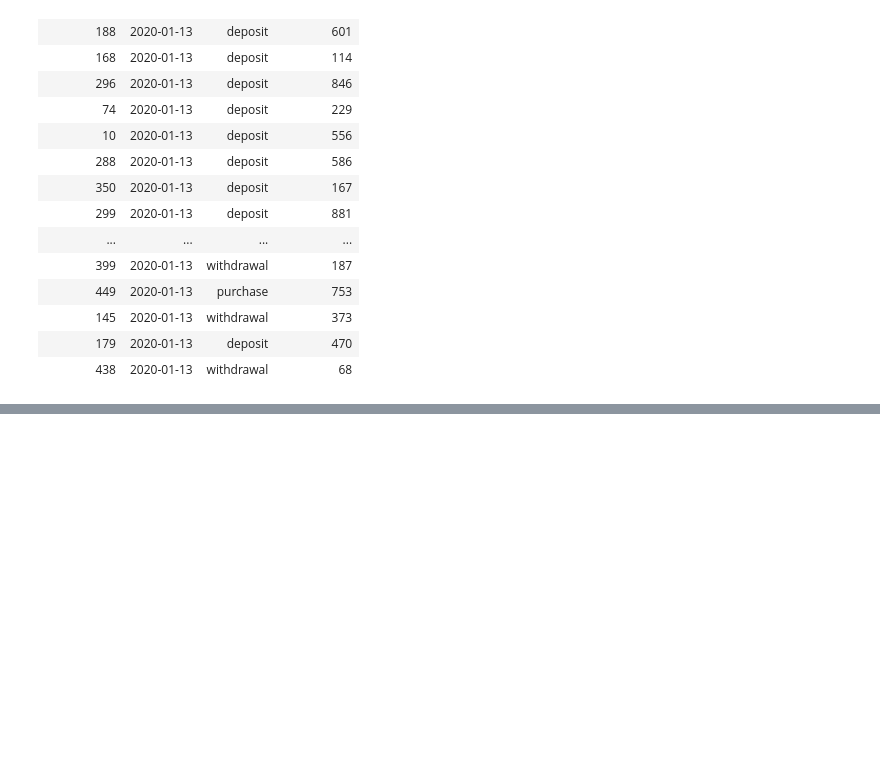
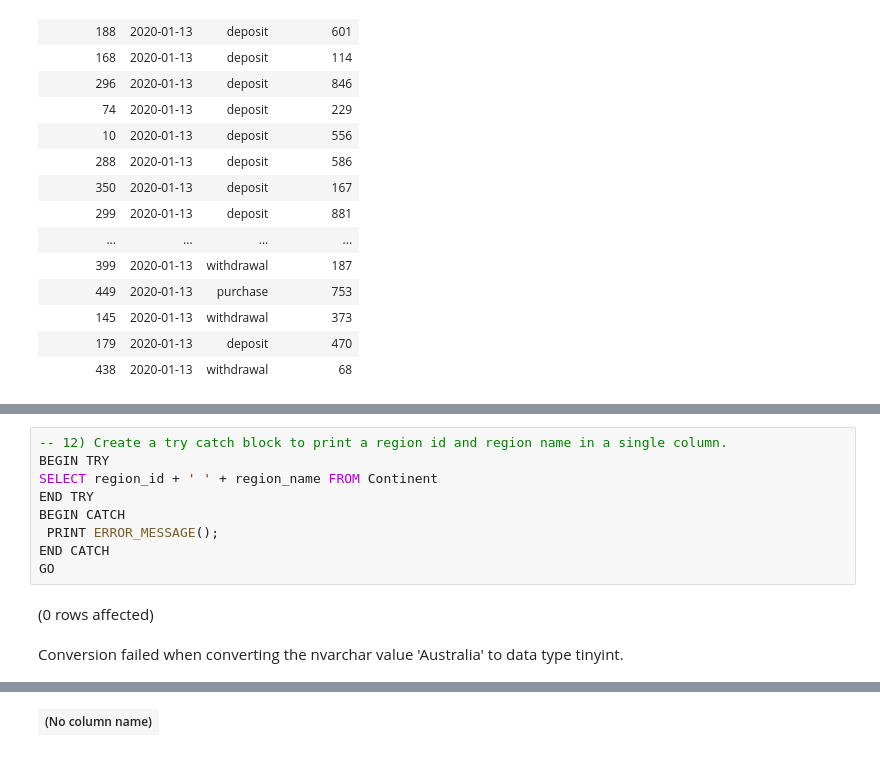
Before and after one commit to nirajgole/ipaat, a Jupyter notebook: SQL/study_materials/case_studies/SQL_case_study_3/sm_case_study_3.ipynb, the cells around one changed output, grey strips where cells are left out. Saved outputs shown, nothing was run; the diff lists cells and outputs as text; blank space fills up the shorter version.

```diff
--- a/SQL/study_materials/case_studies/SQL_case_study_3/sm_case_study_3.ipynb
+++ b/SQL/study_materials/case_studies/SQL_case_study_3/sm_case_study_3.ipynb
@@ -162,0 +238,12 @@ Total execution time: 00:00:00.007
+# %%
+-- 12) Create a try catch block to print a region id and region name in a single column.
+BEGIN TRY
+SELECT region_id + ' ' + region_name FROM Continent
+END TRY
+BEGIN CATCH
+ PRINT ERROR_MESSAGE();
+END CATCH
+GO
+# %% [output]
+(0 rows affected)
+Conversion failed when converting the nvarchar value 'Australia' to data type tinyint.
@@ -162,0 +251 @@ Total execution time: 00:00:00.007
+| (No column name) |
```
Also changed, not shown: parts of 14 cells of this notebook.
